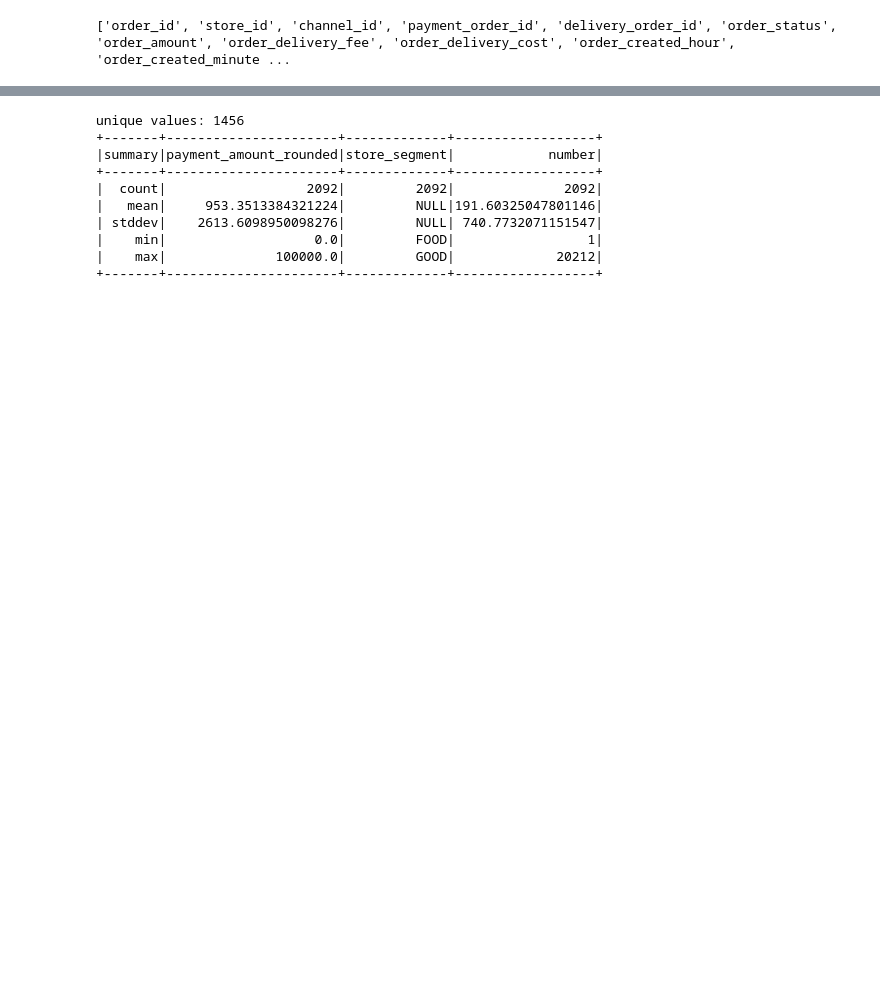
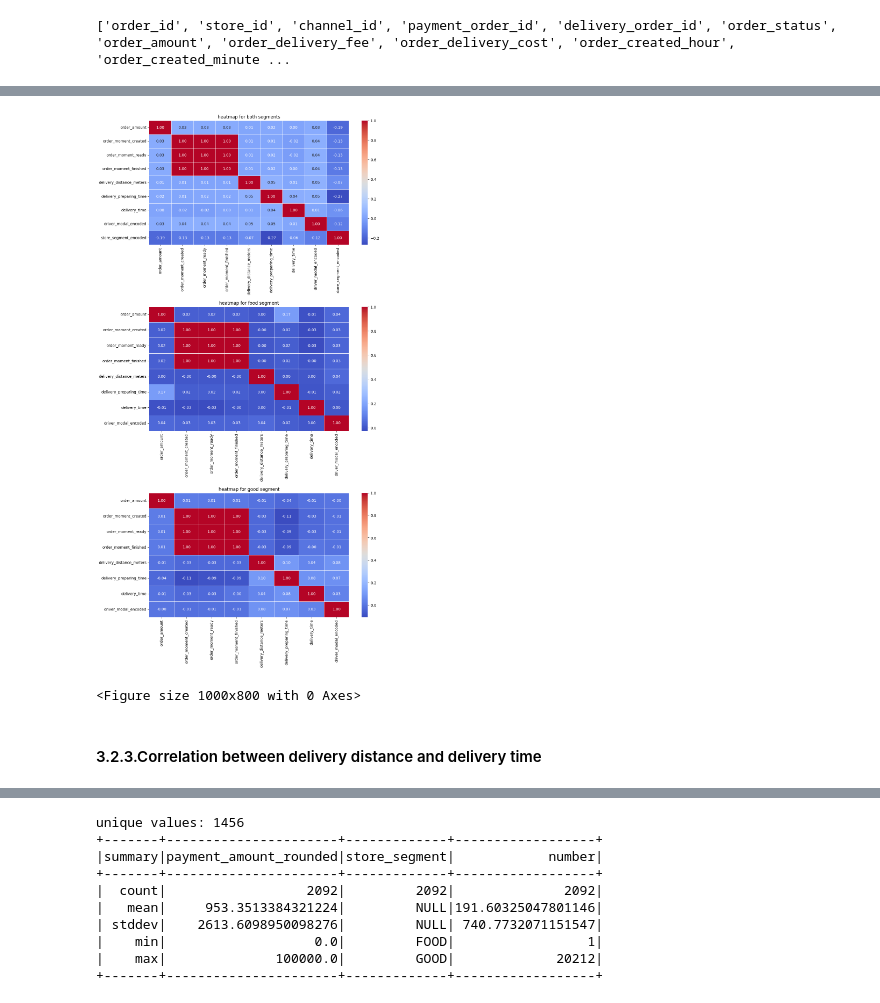
Before and after one commit to MOlowski/orders-in-Brazil, a Jupyter notebook: datasets_inspection.ipynb, the cells around one changed output, grey strips where cells are left out. Cells and saved outputs as stored; diff of their text form; code cells hidden in the pictures; blank space fills up the shorter version.

```diff
--- a/datasets_inspection.ipynb
+++ b/datasets_inspection.ipynb
@@ -387,0 +402,7 @@ only showing top 20 rows
+# %%
+### calculate preparing and delivering times
+delivery_time = delivery_time.withColumn('delivery_preparing_time',
+                                         delivery_time['order_moment_ready']-delivery_time['order_moment_created'])
+delivery_time = delivery_time.withColumn('delivery_time',
+                                         delivery_time['order_moment_finished']-delivery_time['order_moment_ready'])
+delivery_time.show(2)
@@ -387,0 +449,13 @@ only showing top 20 rows
+# %%
+
+delivery_df = delivery_time_transf_no_nan.toPandas()
+delivery_df.drop(columns={'order_id',
+                          'order_status',
+                          'delivery_order_id',
+                          'driver_id',
+                          'delivery_status',
+                          'store_id',
+                          'driver_modal',
+                          'driver_modal_indexer',
+                          'store_segment_indexer'}, inplace=True)
+print(delivery_df.dtypes)
@@ -387,0 +494,30 @@ only showing top 20 rows
+# %%
+### prepare dataset for plotting (make datasets separate for food and good segment)
+dense_columns = ['driver_modal_encoded', 'store_segment_encoded']
+for column in dense_columns:
+    delivery_df[column] = delivery_df[column].apply(lambda x: x.toArray() if x is not None else None)
+
+delivery_food = delivery_df[delivery_df['store_segment']=='FOOD']
+delivery_good = delivery_df[delivery_df['store_segment']=='GOOD']
+delivery_df.drop(columns={'store_segment'}, inplace=True)
+corr_matrix = delivery_df.corr()
+food_corr = delivery_food.drop(columns={'store_segment', 'store_segment_encoded'}).corr()
+good_corr = delivery_good.drop(columns={'store_segment', 'store_segment_encoded'}).corr()
+# %%
+### heatmaps for both segment and for each of them
+fig, axs = plt.subplots(3, 1, figsize=(12, 24), gridspec_kw={'hspace':0.5})
+plt.figure(figsize=(10,8))
+sns.heatmap(corr_matrix, annot=True, cmap='coolwarm', fmt='.2f', linewidths=.5, ax=axs[0])
+sns.heatmap(food_corr, annot=True, cmap='coolwarm', fmt='.2f', linewidths=.5, ax=axs[1])
+sns.heatmap(good_corr, annot=True, cmap='coolwarm', fmt='.2f', linewidths=.5, ax=axs[2])
+
+axs[0].set_title('heatmap for both segments')
+axs[1].set_title('heatmap for food segment')
+axs[2].set_title('heatmap for good segment')
+
+plt.show()
+# %% [output]
+[figure, added]
+<Figure size 1000x800 with 0 Axes>
+# %% [markdown]
+#### 3.2.3.Correlation between delivery distance and delivery time
```
Also changed, not shown: parts of 58 cells of this notebook.
